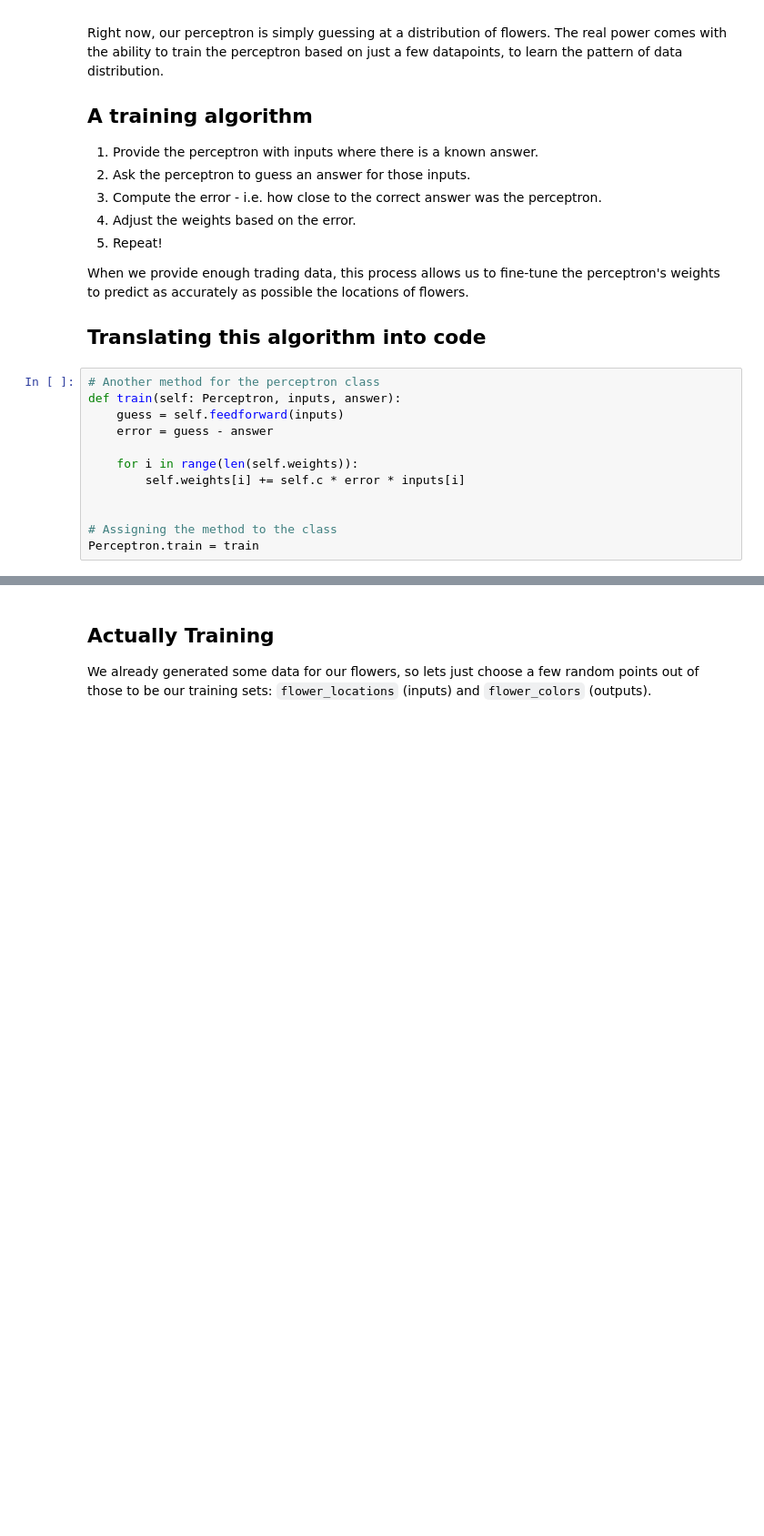
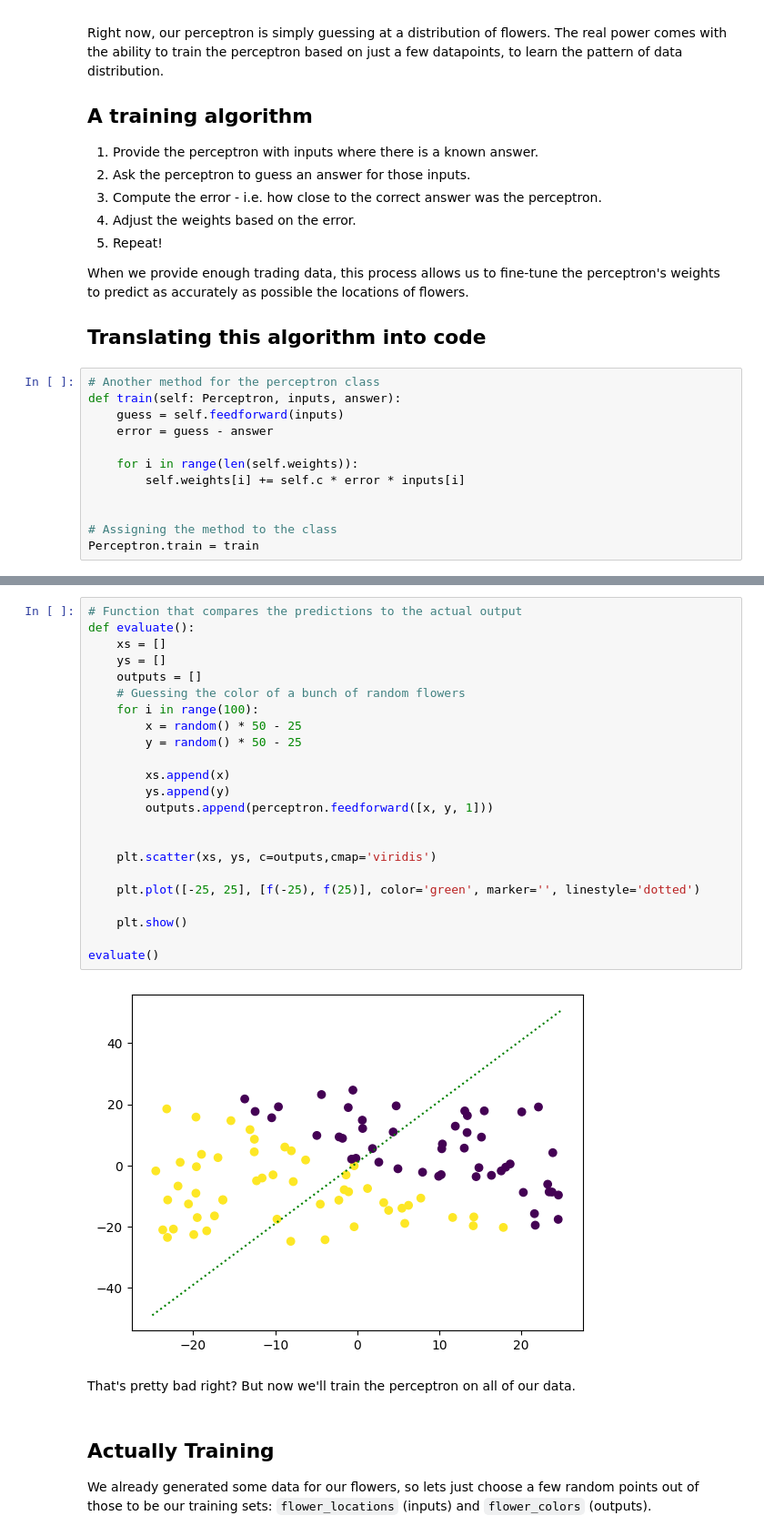
Before and after one commit to Ml4All-IU/Lab-11.08.2023, a Jupyter notebook: notebook.ipynb, the cells around one changed output, grey strips where cells are left out. Shown at 91% size. Drawn from its saved outputs; the diff is of its cells as text; blank space fills up the shorter version.

```diff
--- a/notebook.ipynb
+++ b/notebook.ipynb
@@ -124,3 +123,30 @@ Perceptron.train = train
+# %%
+# Function that compares the predictions to the actual output
+def evaluate():
+    xs = []
+    ys = []
+    outputs = []
+    # Guessing the color of a bunch of random flowers
+    for i in range(100):
+        x = random() * 50 - 25
+        y = random() * 50 - 25
+
+        xs.append(x)
+        ys.append(y)
+        outputs.append(perceptron.feedforward([x, y, 1]))
+
+
+    plt.scatter(xs, ys, c=outputs,cmap='viridis')
+
+    plt.plot([-25, 25], [f(-25), f(25)], color='green', marker='', linestyle='dotted')
+
+    plt.show()
+
+evaluate()
+# %% [output]
+[figure, added]
+# %% [markdown]
+That's pretty bad right? But now we'll train the perceptron on all of our data.
 # %% [markdown]
 ## Actually Training
 We already generated some data for our flowers, so lets just choose a few random points out of those to be our training sets: `flower_locations` (inputs) and `flower_colors` (outputs).
```
Also changed, not shown: parts of 9 cells of this notebook.
